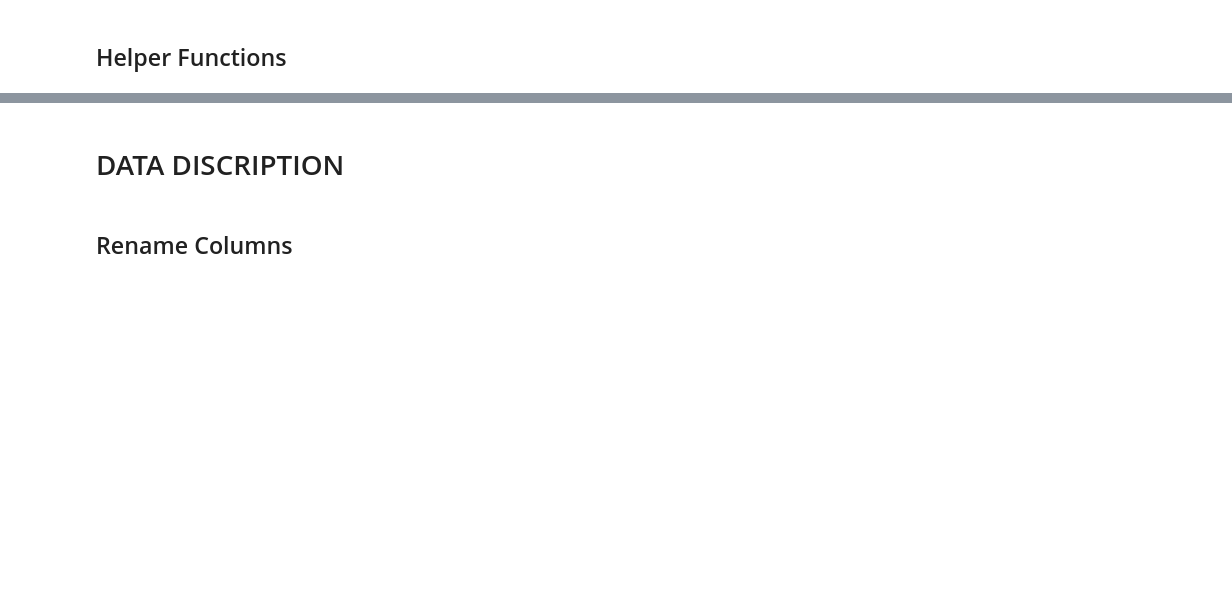
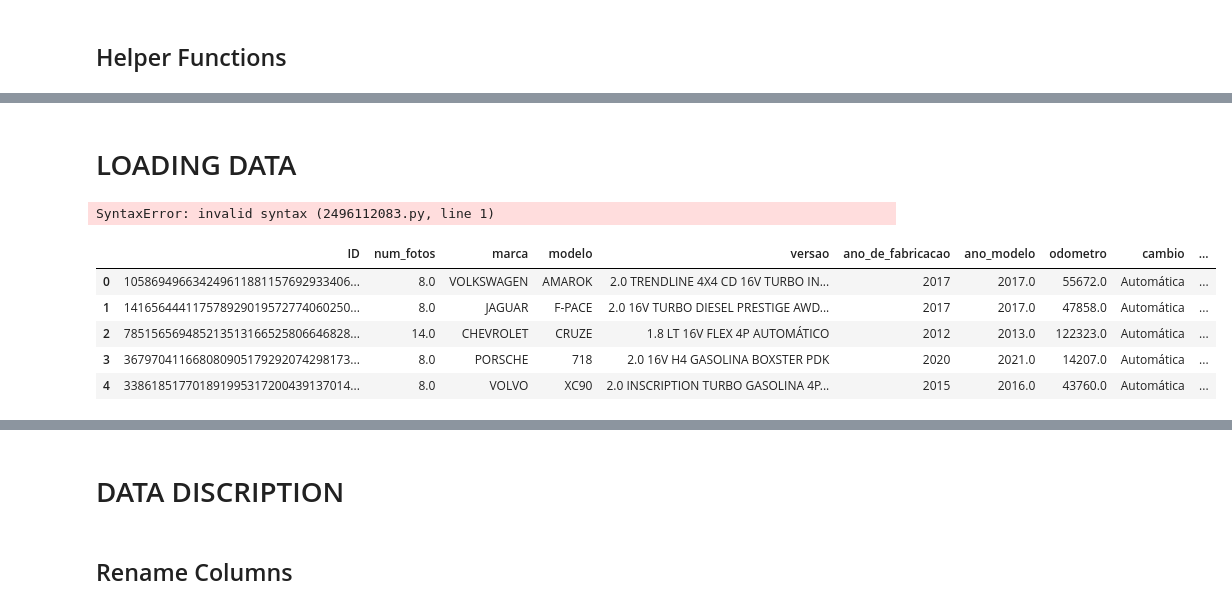
Before and after one commit to marxcerqueira/hackday-cds-time1, a Jupyter notebook: notebook/hackday-cds-time1.ipynb, the cells around one changed output, grey strips where cells are left out. Saved outputs shown, nothing was run; the diff lists cells and outputs as text; code cells hidden in the pictures; blank space fills up the shorter version.

```diff
--- a/notebook/hackday-cds-time1.ipynb
+++ b/notebook/hackday-cds-time1.ipynb
@@ -110,0 +117,24 @@ NameError: name 'HTML' is not defined
+# %% [markdown]
+# LOADING DATA
+# %%
+../ls -la
+# %% [output]
+SyntaxError: invalid syntax (2496112083.py, line 1)
+# %%
+#project home path for importing files
+home_path = '/home/marxcerqueira/repos/hackday-cds-time1/'
+
+#loading datasets available for this project
+df_treino              = pd.read_csv(home_path + 'data/treino.csv', low_memory = False)
+df_teste               = pd.read_csv(home_path + 'data/teste.csv', low_memory = False)
+df_sample_submission   = pd.read_csv(home_path + 'data/sample_submission.csv', low_memory = False)
+# %%
+#first look at the dataframes
+df_treino.head()
+# %% [output]
+|  | ID | num_fotos | marca | modelo | versao | ano_de_fabricacao | ano_modelo | odometro | cambio | ... |
+| 0 | 105869496634249611881157692933406... | 8.0 | VOLKSWAGEN | AMAROK | 2.0 TRENDLINE 4X4 CD 16V TURBO IN... | 2017 | 2017.0 | 55672.0 | Automática | ... |
+| 1 | 141656444117578929019572774060250... | 8.0 | JAGUAR | F-PACE | 2.0 16V TURBO DIESEL PRESTIGE AWD... | 2017 | 2017.0 | 47858.0 | Automática | ... |
+| 2 | 785156569485213513166525806646828... | 14.0 | CHEVROLET | CRUZE | 1.8 LT 16V FLEX 4P AUTOMÁTICO | 2012 | 2013.0 | 122323.0 | Automática | ... |
+| 3 | 367970411668080905179292074298173... | 8.0 | PORSCHE | 718 | 2.0 16V H4 GASOLINA BOXSTER PDK | 2020 | 2021.0 | 14207.0 | Automática | ... |
+| 4 | 338618517701891995317200439137014... | 8.0 | VOLVO | XC90 | 2.0 INSCRIPTION TURBO GASOLINA 4P... | 2015 | 2016.0 | 43760.0 | Automática | ... |
```
Also changed, not shown: parts of 4 cells of this notebook, 3 other files.
